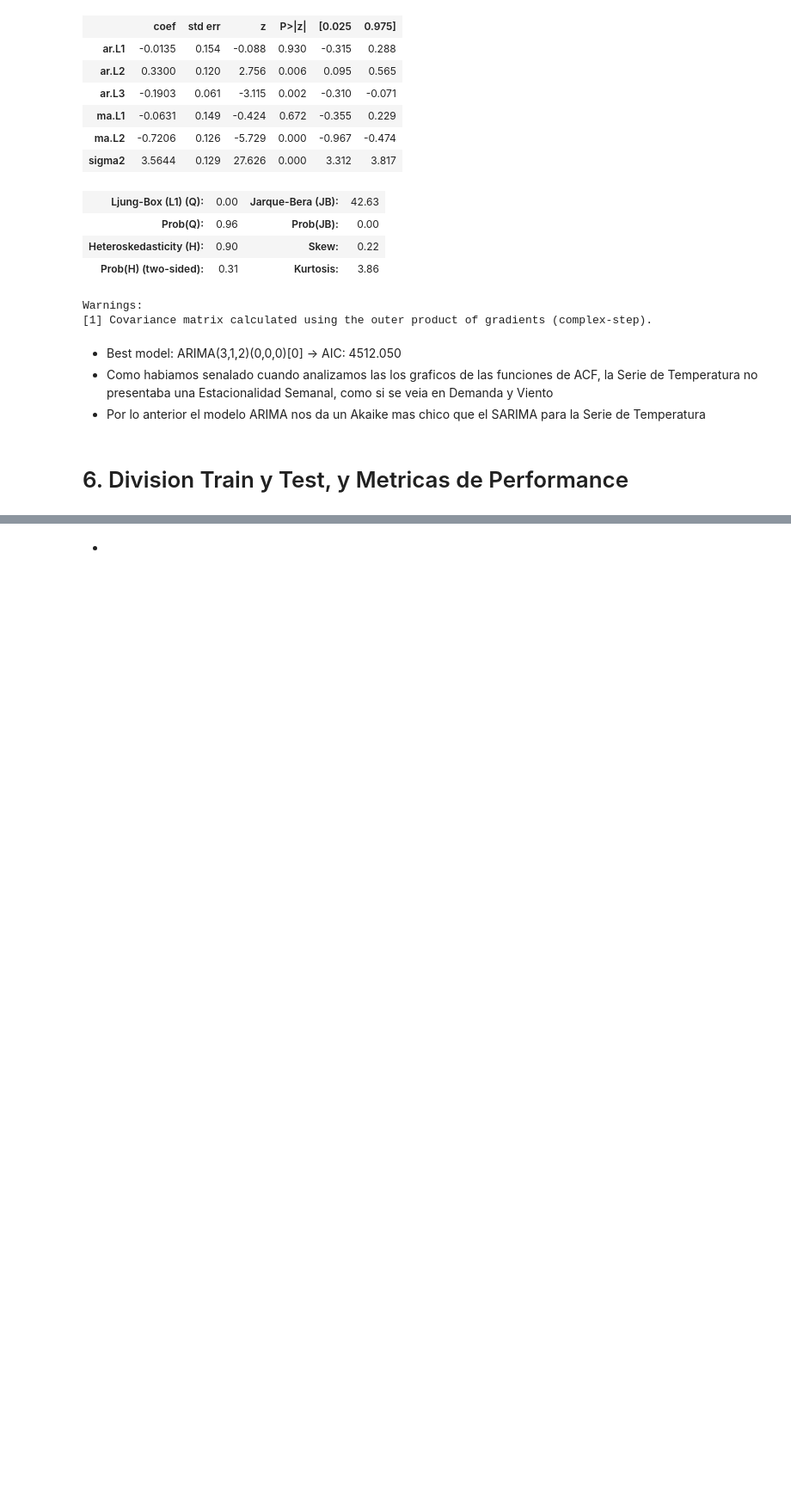
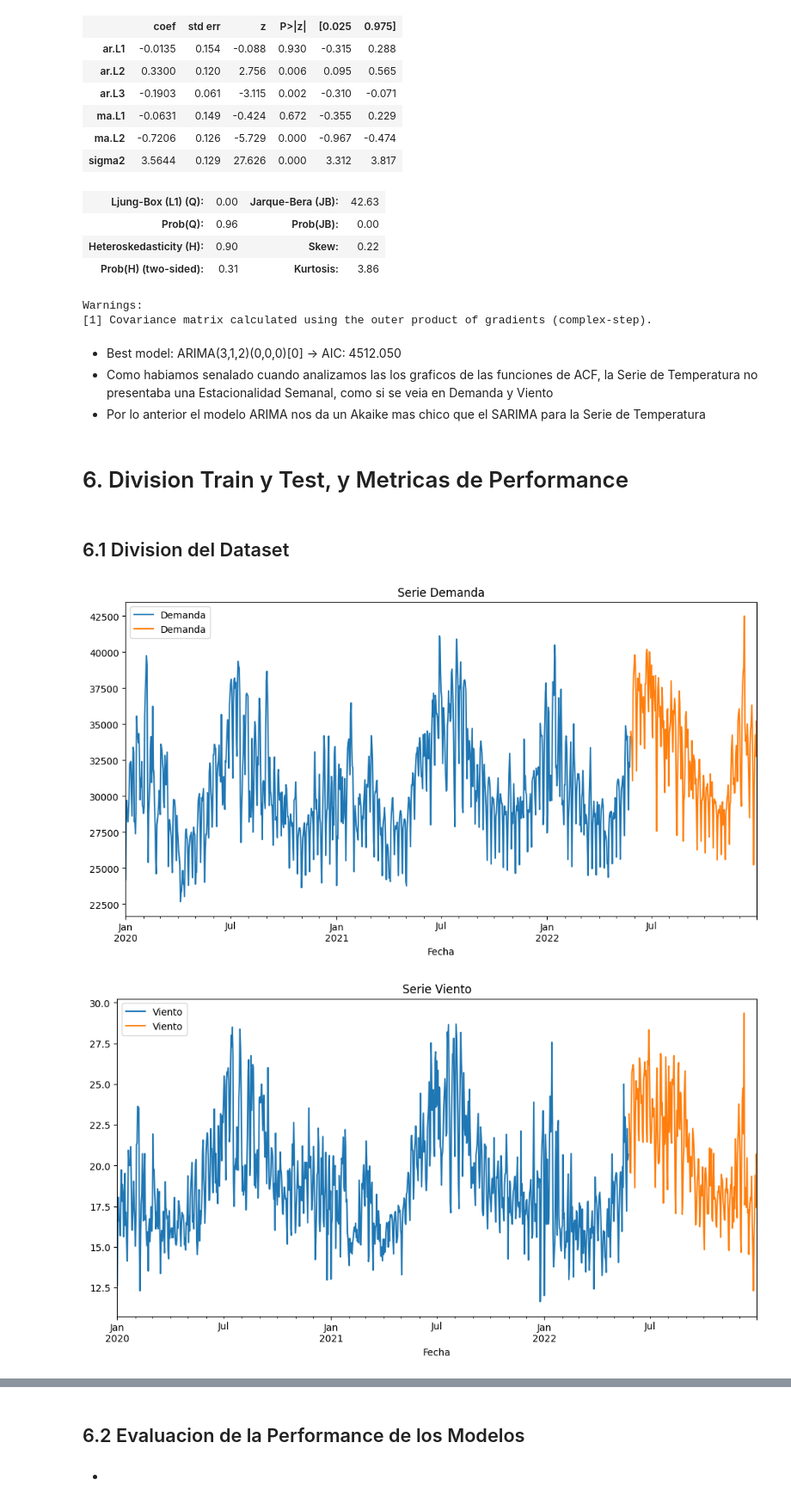
Before and after one commit to AndresMontesDeOca/TimeSeries, a Jupyter notebook: TP1_Ale_v3.ipynb, the cells around one changed output, grey strips where cells are left out. Shown at 86% size. Cells and saved outputs as stored; diff of their text form; code cells hidden in the pictures; blank space fills up the shorter version.

```diff
--- a/TP1_Ale_v3.ipynb
+++ b/TP1_Ale_v3.ipynb
@@ -900,3 +900,30 @@ Warnings:
 - Por lo anterior el modelo ARIMA nos da un Akaike mas chico que el SARIMA para la Serie de Temperatura
 # %% [markdown]
 # 6. Division Train y Test, y Metricas de Performance
+# %% [markdown]
+## 6.1 Division del Dataset
+# %%
+# Determine the split point for 80% train and 20% test
+split_point = int(len(data) * 0.8)
+
+# Split the data into train and test sets.
+train = data.iloc[:split_point]
+test = data.iloc[split_point:]
+
+# Ploteamos Demanda
+pd.concat([train['Demanda'], test['Demanda']], axis=1).plot()
+plt.title('Serie Demanda')
+plt.show()
+
+# Ploteamos Viento
+pd.concat([train['Viento'], test['Viento']], axis=1).plot()
+plt.title('Serie Viento')
+plt.show()
+
+# Ploteamos Temperatura
+pd.concat([train['Temperatura'], test['Temperatura']], axis=1).plot()
+plt.title('Serie Temperatura')
+plt.show()
+# %% [output]
+[figure, added]
+[figure, added]
@@ -902,0 +931,2 @@ Warnings:
+# %% [markdown]
+## 6.2 Evaluacion de la Performance de los Modelos
```
Also changed, not shown: parts of 3 cells of this notebook.
